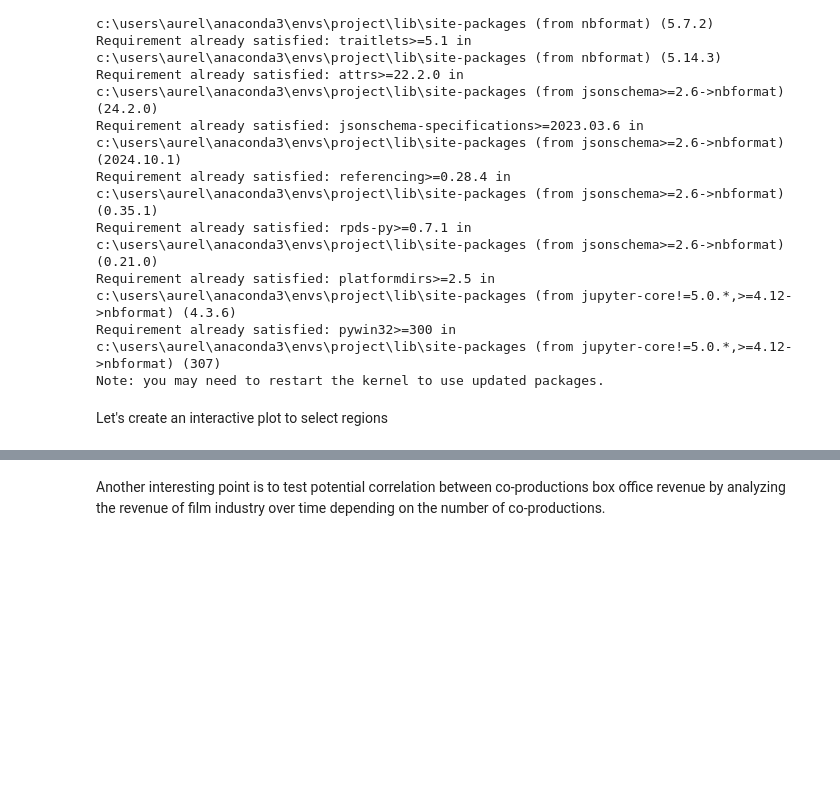
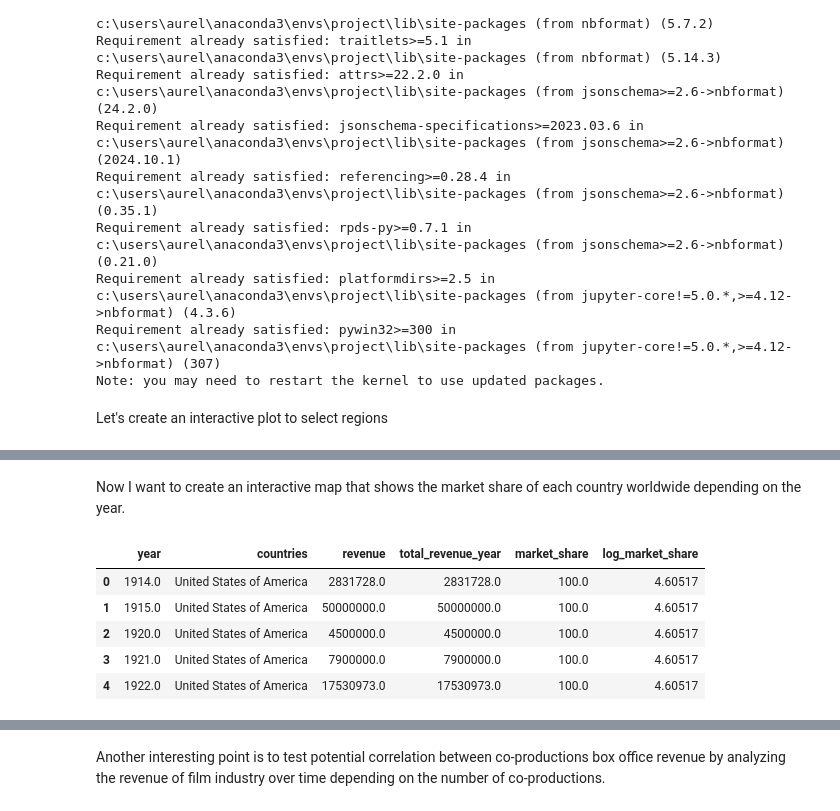
Before and after one commit to epfl-ada/ada-2024-project-teamcsx24, a Jupyter notebook: results_economy.ipynb, the cells around one changed output, grey strips where cells are left out. Saved outputs shown, nothing was run; the diff lists cells and outputs as text; code cells hidden in the pictures; blank space fills up the shorter version.

```diff
--- a/results_economy.ipynb
+++ b/results_economy.ipynb
@@ -583,0 +829,24 @@ Let's create an interactive plot to select regions
+# %% [markdown]
+Now I want to create an interactive map that shows the market share of each country worldwide depending on the year.
+# %%
+# Group by Year and Country, sum revenue
+df_movies_eco_exploded_countries_agg = df_movies_eco_exploded_countries.groupby(["year", "countries"])["revenue"].sum().reset_index()
+
+# Calculate total revenue per year
+df_movies_eco_exploded_countries_agg["total_revenue_year"] = df_movies_eco_exploded_countries_agg.groupby("year")["revenue"].transform("sum")
+
+# Calculate market share
+df_movies_eco_exploded_countries_agg["market_share"] = df_movies_eco_exploded_countries_agg["revenue"] / df_movies_eco_exploded_countries_agg["total_revenue_year"] *100
+
+df_movies_eco_exploded_countries_agg.head()
+
+df_movies_eco_exploded_countries_agg["log_market_share"] = df_movies_eco_exploded_countries_agg["market_share"].apply(lambda x: np.log(x))
+
+df_movies_eco_exploded_countries_agg.head()
+# %% [output]
+|  | year | countries | revenue | total_revenue_year | market_share | log_market_share |
+| 0 | 1914.0 | United States of America | 2831728.0 | 2831728.0 | 100.0 | 4.60517 |
+| 1 | 1915.0 | United States of America | 50000000.0 | 50000000.0 | 100.0 | 4.60517 |
+| 2 | 1920.0 | United States of America | 4500000.0 | 4500000.0 | 100.0 | 4.60517 |
+| 3 | 1921.0 | United States of America | 7900000.0 | 7900000.0 | 100.0 | 4.60517 |
+| 4 | 1922.0 | United States of America | 17530973.0 | 17530973.0 | 100.0 | 4.60517 |
```
Also changed, not shown: parts of 23 cells of this notebook.
